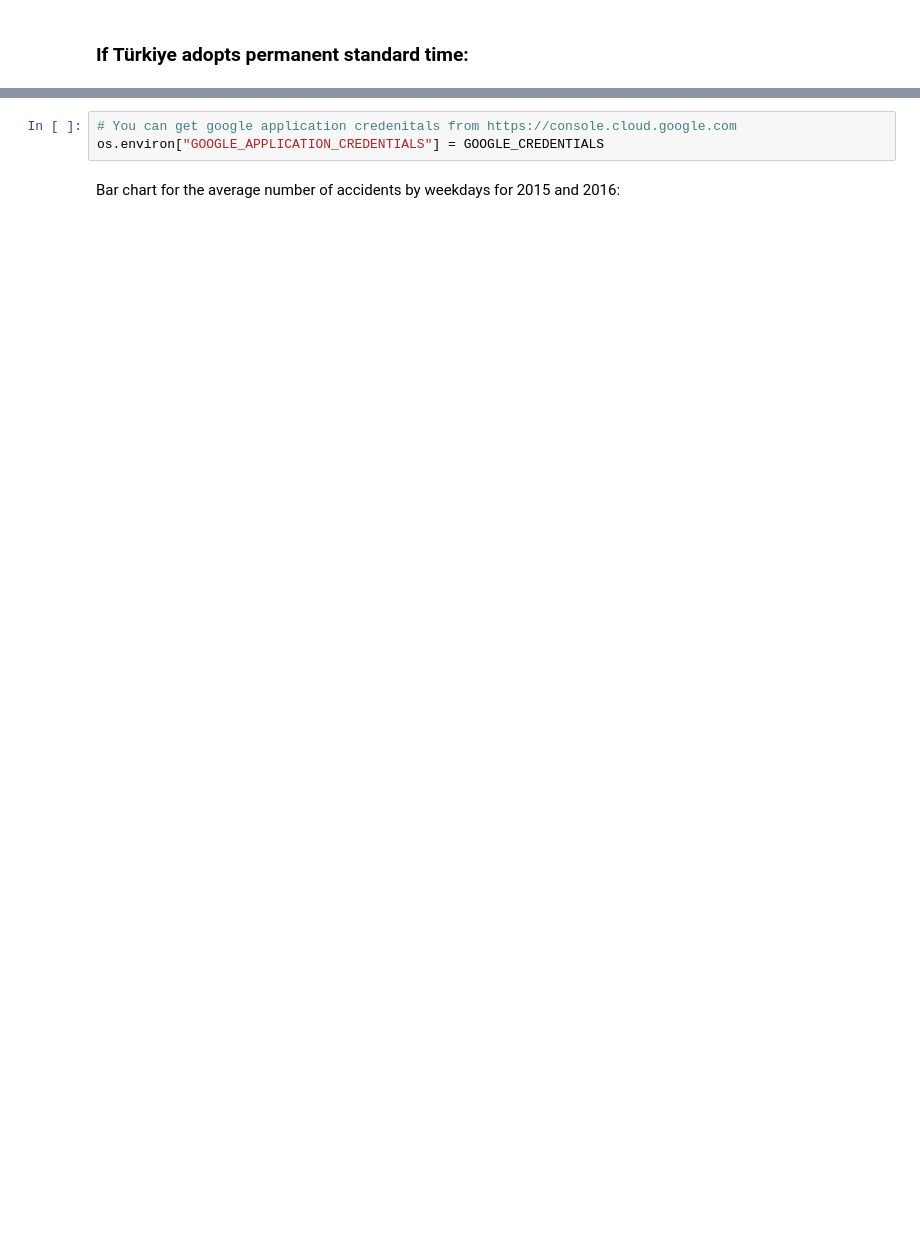
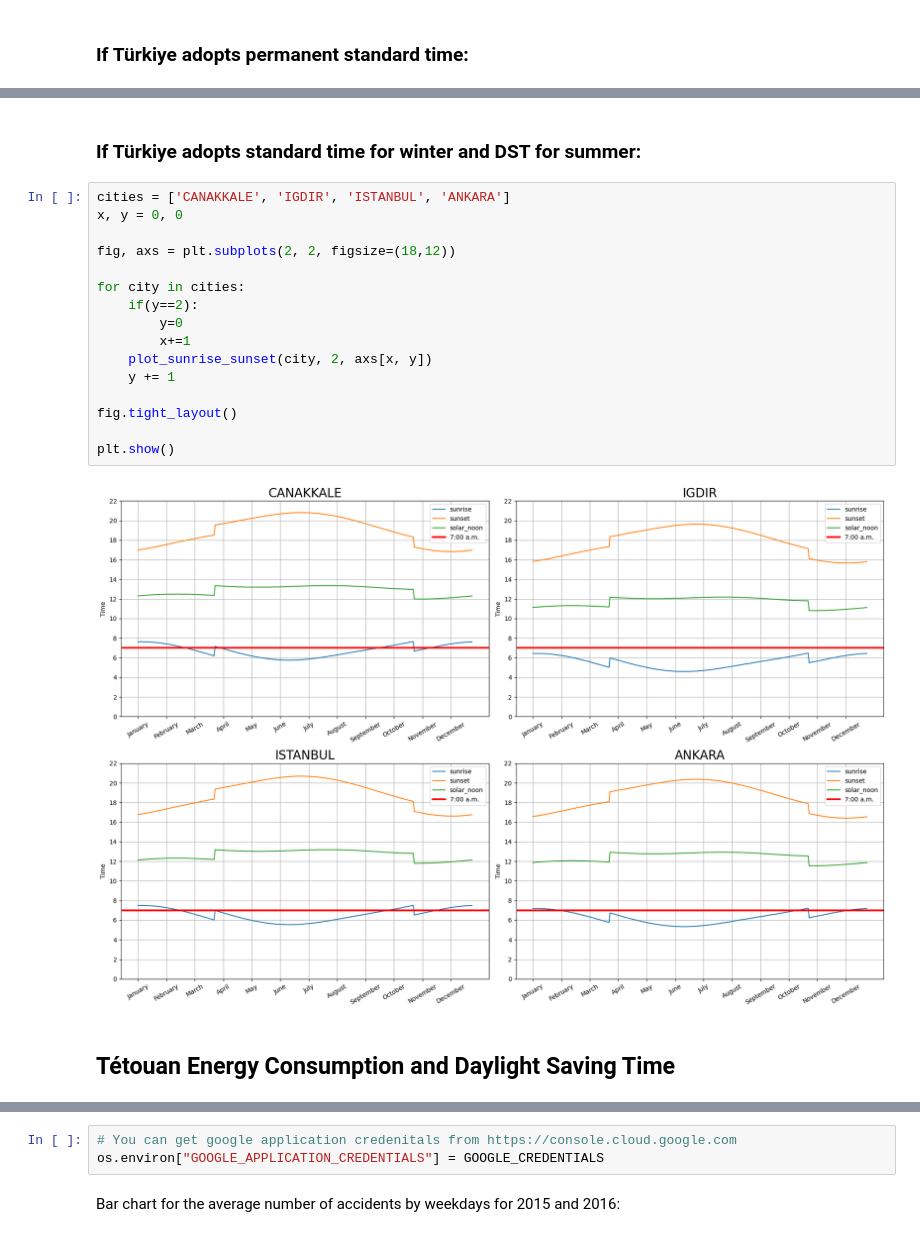
Before and after one commit to FlyinHedgehog/dst-impact-analysis, a Jupyter notebook: dst_impact_analysis.ipynb, the cells around one changed output, grey strips where cells are left out. Cells and saved outputs as stored; diff of their text form; blank space fills up the shorter version.

```diff
--- a/dst_impact_analysis.ipynb
+++ b/dst_impact_analysis.ipynb
@@ -447,0 +481,22 @@ plt.show()
+# %% [markdown]
+### If Türkiye adopts standard time for winter and DST for summer:
+# %%
+cities = ['CANAKKALE', 'IGDIR', 'ISTANBUL', 'ANKARA']
+x, y = 0, 0
+
+fig, axs = plt.subplots(2, 2, figsize=(18,12))
+
+for city in cities:
+    if(y==2):
+        y=0
+        x+=1
+    plot_sunrise_sunset(city, 2, axs[x, y])
+    y += 1
+
+fig.tight_layout()
+
+plt.show()
+# %% [output]
+[figure, added]
+# %% [markdown]
+## Tétouan Energy Consumption and Daylight Saving Time
```
Also changed, not shown: parts of 54 cells of this notebook, 10 other files.
